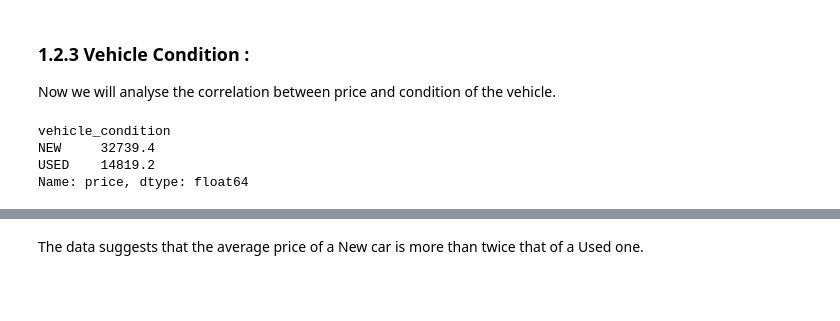
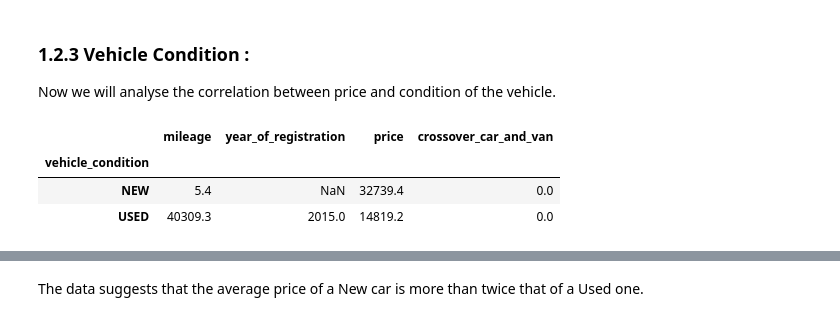
Before and after one commit to alint77/aml, a Jupyter notebook: MLC_AliNaeimiTabiei_23710378.ipynb, the cells around one changed output, grey strips where cells are left out. Saved outputs shown, nothing was run; the diff lists cells and outputs as text; code cells hidden in the pictures; blank space fills up the shorter version.

```diff
--- a/MLC_AliNaeimiTabiei_23710378.ipynb
+++ b/MLC_AliNaeimiTabiei_23710378.ipynb
@@ -310,12 +310,12 @@ We can clearly see from the charts and the correlation value that there's a nega
 ### 1.2.3 Vehicle Condition :
 Now we will analyse the correlation between price and condition of the vehicle.
 # %%
-df.groupby('vehicle_condition').mean().round(1)["price"]
+df.groupby('vehicle_condition').mean('price').round(1)
 # %% [output]
-vehicle_condition
-NEW     32739.4
-USED    14819.2
-Name: price, dtype: float64
+|  | mileage | year_of_registration | price | crossover_car_and_van |
+| vehicle_condition |  |  |  |  |
+| NEW | 5.4 | NaN | 32739.4 | 0.0 |
+| USED | 40309.3 | 2015.0 | 14819.2 | 0.0 |
 # %%
 df.groupby('vehicle_condition').mean('price')["price"].plot(kind="bar",ylabel="price",title="Avg Price By Condition");
 # %% [output]
```
Also changed, not shown: parts of 29 cells of this notebook, 2 other files.
